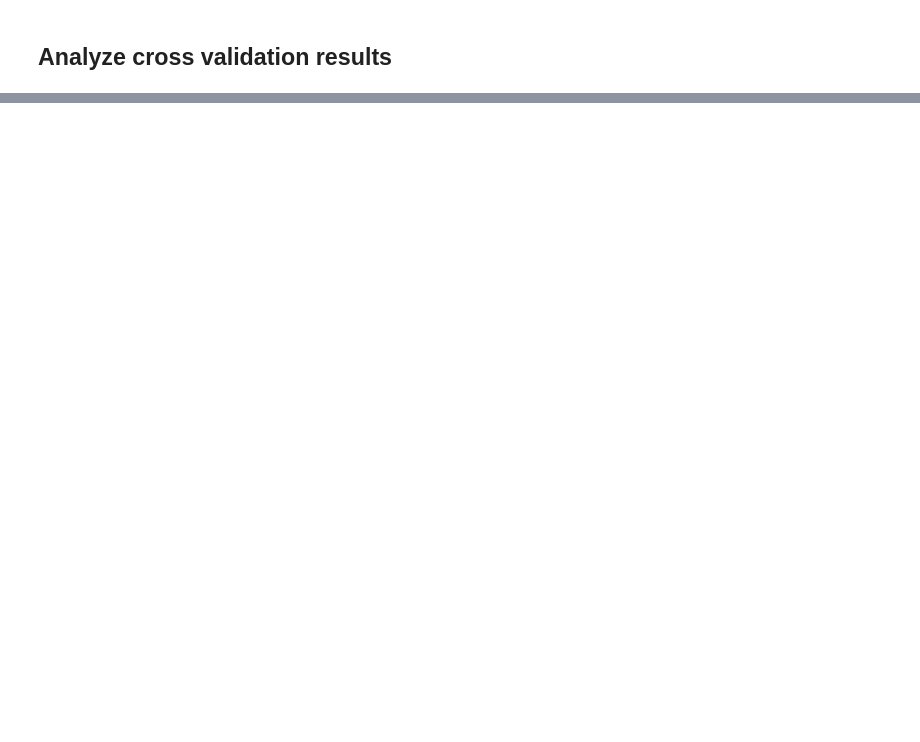
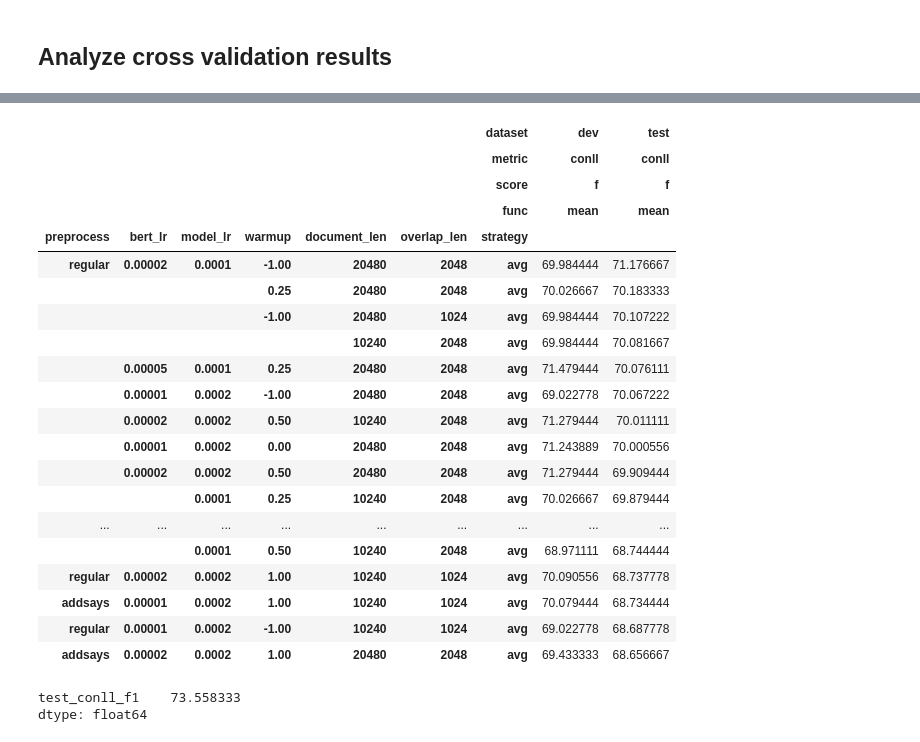
Before and after one commit to usc-sail/mica-character-coref, a Jupyter notebook: coref/movie_coref/notebooks/analyze_cross_val_results.ipynb, the cells around one changed output, grey strips where cells are left out. Drawn from its saved outputs; the diff is of its cells as text; code cells hidden in the pictures; blank space fills up the shorter version.

```diff
--- a/coref/movie_coref/notebooks/analyze_cross_val_results.ipynb
+++ b/coref/movie_coref/notebooks/analyze_cross_val_results.ipynb
@@ -184,0 +210,32 @@ cross_val_agg_df[cross_val_agg_df["dev"]["conll"]["f"]["mean"] == cross_val_agg_
+# %%
+# top 50 test set performances
+display(cross_val_agg_df.sort_values(("test", "conll", "f", "mean"), ascending=False)
+                        .loc[:,(slice(None), "conll", "f", "mean")]
+                        .iloc[:50])
+# %% [output]
+|  |  |  |  |  |  | dataset | dev | test |
+|  |  |  |  |  |  | metric | conll | conll |
+|  |  |  |  |  |  | score | f | f |
+|  |  |  |  |  |  | func | mean | mean |
+| preprocess | bert_lr | model_lr | warmup | document_len | overlap_len | strategy |  |  |
+| regular | 0.00002 | 0.0001 | -1.00 | 20480 | 2048 | avg | 69.984444 | 71.176667 |
+|  |  |  | 0.25 | 20480 | 2048 | avg | 70.026667 | 70.183333 |
+|  |  |  | -1.00 | 20480 | 1024 | avg | 69.984444 | 70.107222 |
+|  |  |  |  | 10240 | 2048 | avg | 69.984444 | 70.081667 |
+|  | 0.00005 | 0.0001 | 0.25 | 20480 | 2048 | avg | 71.479444 | 70.076111 |
+|  | 0.00001 | 0.0002 | -1.00 | 20480 | 2048 | avg | 69.022778 | 70.067222 |
+|  | 0.00002 | 0.0002 | 0.50 | 10240 | 2048 | avg | 71.279444 | 70.011111 |
+|  | 0.00001 | 0.0002 | 0.00 | 20480 | 2048 | avg | 71.243889 | 70.000556 |
+|  | 0.00002 | 0.0002 | 0.50 | 20480 | 2048 | avg | 71.279444 | 69.909444 |
+|  |  | 0.0001 | 0.25 | 10240 | 2048 | avg | 70.026667 | 69.879444 |
+| ... | ... | ... | ... | ... | ... | ... | ... | ... |
+|  |  | 0.0001 | 0.50 | 10240 | 2048 | avg | 68.971111 | 68.744444 |
+| regular | 0.00002 | 0.0002 | 1.00 | 10240 | 1024 | avg | 70.090556 | 68.737778 |
+| addsays | 0.00001 | 0.0002 | 1.00 | 10240 | 1024 | avg | 70.079444 | 68.734444 |
+| regular | 0.00001 | 0.0002 | -1.00 | 10240 | 1024 | avg | 69.022778 | 68.687778 |
+| addsays | 0.00002 | 0.0002 | 1.00 | 20480 | 2048 | avg | 69.433333 | 68.656667 |
+# %%
+cross_val_df.groupby("test_movie").agg({"test_conll_f1": "max"}).mean()
+# %% [output]
+test_conll_f1    73.558333
+dtype: float64
```
Also changed, not shown: parts of 8 cells of this notebook, 10 other files.
